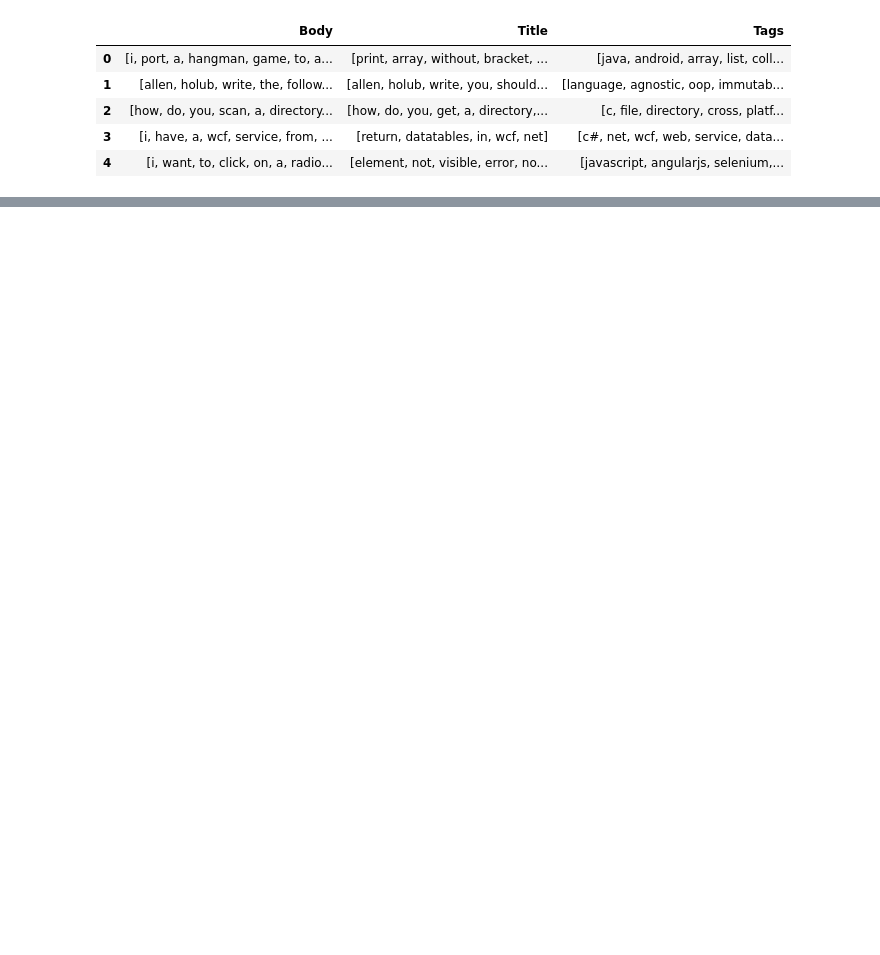
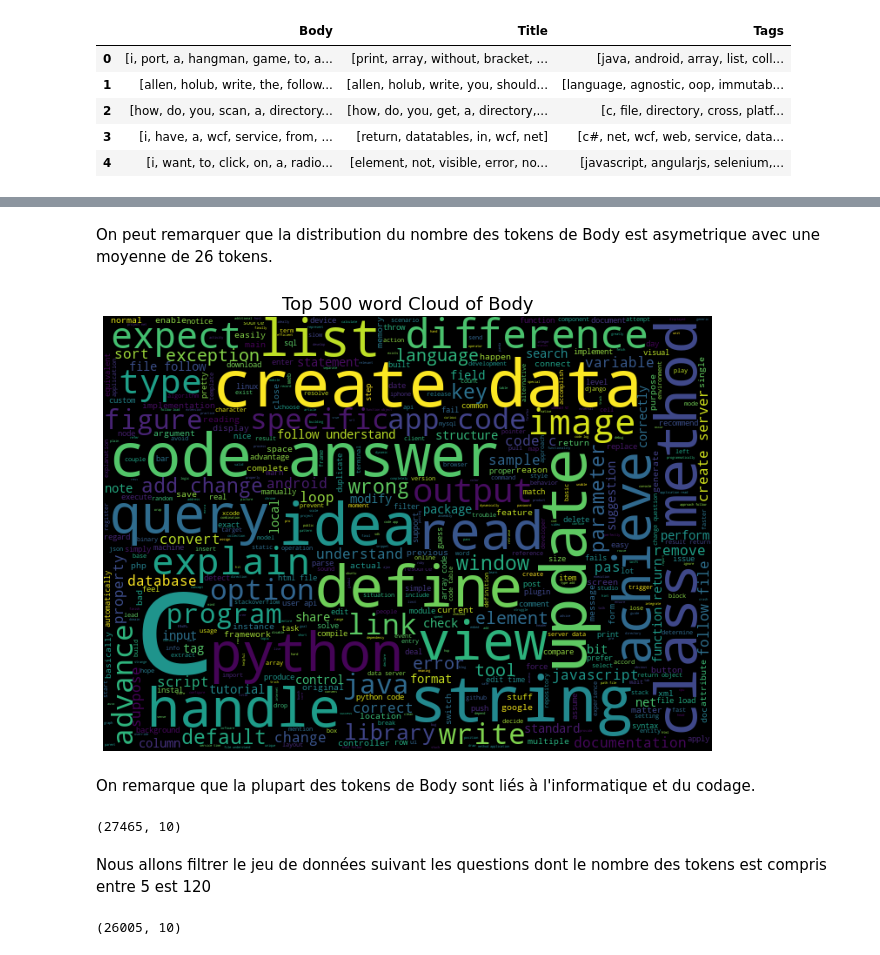
Before and after one commit to Bounkass/Categoriser-automatiquement-des-questions, a Jupyter notebook: p5_cleanedtext.ipynb, the cells around one changed output, grey strips where cells are left out. Saved outputs shown, nothing was run; the diff lists cells and outputs as text; code cells hidden in the pictures; blank space fills up the shorter version.

```diff
--- a/p5_cleanedtext.ipynb
+++ b/p5_cleanedtext.ipynb
@@ -531,0 +362,31 @@ NameError: name 'data' is not defined
+# %% [markdown]
+On peut remarquer que la distribution du nombre des tokens de Body est asymetrique avec une moyenne de 26 tokens.
+# %%
+body_tokens = [token for token_list in df.Body for token in token_list]
+fig = plt.figure(1, figsize=(15, 8))
+ax = fig.add_subplot(1, 1, 1)
+wordcloud = WordCloud(width=700, height=500,
+                      background_color="black",
+                      max_words=500, relative_scaling=1,
+                      normalize_plurals=False).generate(" ".join(body_tokens))
+
+ax.imshow(wordcloud)
+ax.axis("off")
+plt.title("Top 500 word Cloud of Body", fontsize=18)
+plt.show()
+# %% [output]
+[figure, added]
+# %% [markdown]
+On remarque que la plupart des tokens de Body sont liés à l'informatique et du codage.
+# %%
+df.shape
+# %% [output]
+(27465, 10)
+# %% [markdown]
+Nous allons filtrer le jeu de données suivant les questions dont le nombre des tokens est compris entre 5 est 120
+# %%
+# Filter data on body lenght
+df = df[(5<df['body_count']) & (df['body_count']<=120)]
+df.shape
+# %% [output]
+(26005, 10)
```
Also changed, not shown: parts of 104 cells of this notebook.
